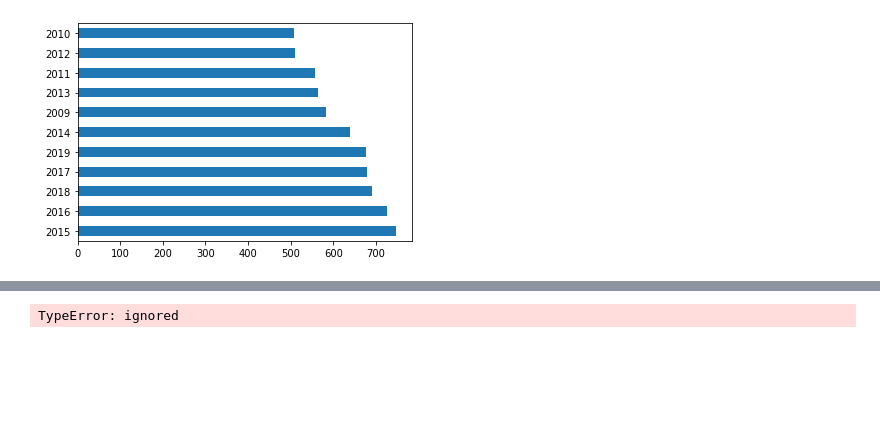
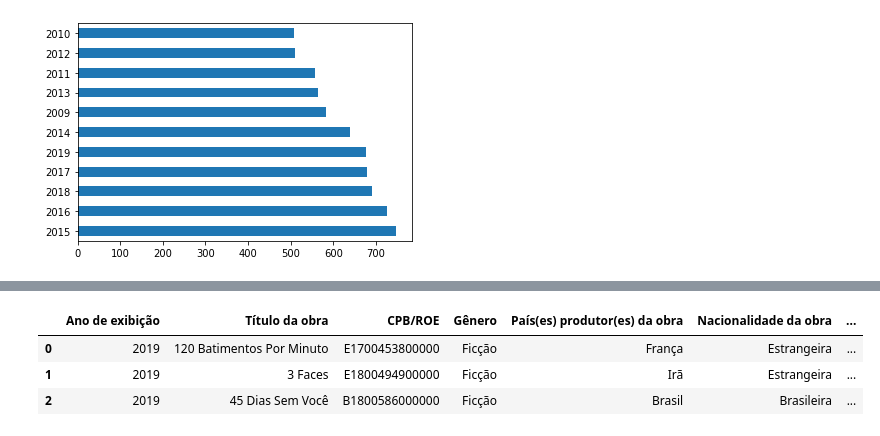
Before and after one commit to V1L3La/Learning-An-lise-de-Dados-em-Python, a Jupyter notebook: Filmes_no_Brasil_2009_2019_Análise_de_Dados_em_Python_Aula_01.ipynb, the cells around one changed output, grey strips where cells are left out. Saved outputs shown, nothing was run; the diff lists cells and outputs as text; code cells hidden in the pictures; blank space fills up the shorter version.

```diff
--- a/Filmes_no_Brasil_2009_2019_Análise_de_Dados_em_Python_Aula_01.ipynb
+++ b/Filmes_no_Brasil_2009_2019_Análise_de_Dados_em_Python_Aula_01.ipynb
@@ -210,7 +214,7 @@ df_novo['Ano de exibição'].value_counts().plot.barh()
 <matplotlib.axes._subplots.AxesSubplot at 0x...>
 [figure]
 # %%
-df_novo.rename(columns={'Renda (R$) no ano de exibição': 'Renda_total_exibição'}, inplace = True)   # troca o nome de uma coluna
+df_novo.rename(columns={'Renda (R$) no ano de exibição': 'Renda_total_exibicao'}, inplace = True)   # troca o nome de uma coluna
 df_novo.head()
 # %% [output]
 A value is trying to be set on a copy of a slice from a DataFrame
@@ -226,8 +230,11 @@ See the caveats in the documentation: https://pandas.pydata.org/pandas-docs/stab
 # %%
 # df[df['mensalidade'] == df['mensalidade'].max()]
 # df_novo[df_novo['Público no ano de exibição'] == int(df_novo['Público no ano de exibição'].max())]
-df_novo.nlargest(3, 'Renda_total_exibição')
+df_novo.nlargest(3, 'Ano de exibição')
 
 # 54 03
 # %% [output]
-TypeError: ignored
+|  | Ano de exibição | Título da obra | CPB/ROE | Gênero | País(es) produtor(es) da obra | Nacionalidade da obra | ... |
+| 0 | 2019 | 120 Batimentos Por Minuto | E1700453800000 | Ficção | França | Estrangeira | ... |
+| 1 | 2019 | 3 Faces | E1800494900000 | Ficção | Irã | Estrangeira | ... |
+| 2 | 2019 | 45 Dias Sem Você | B1800586000000 | Ficção | Brasil | Brasileira | ... |
```
Also changed, not shown: parts of 11 cells of this notebook.
